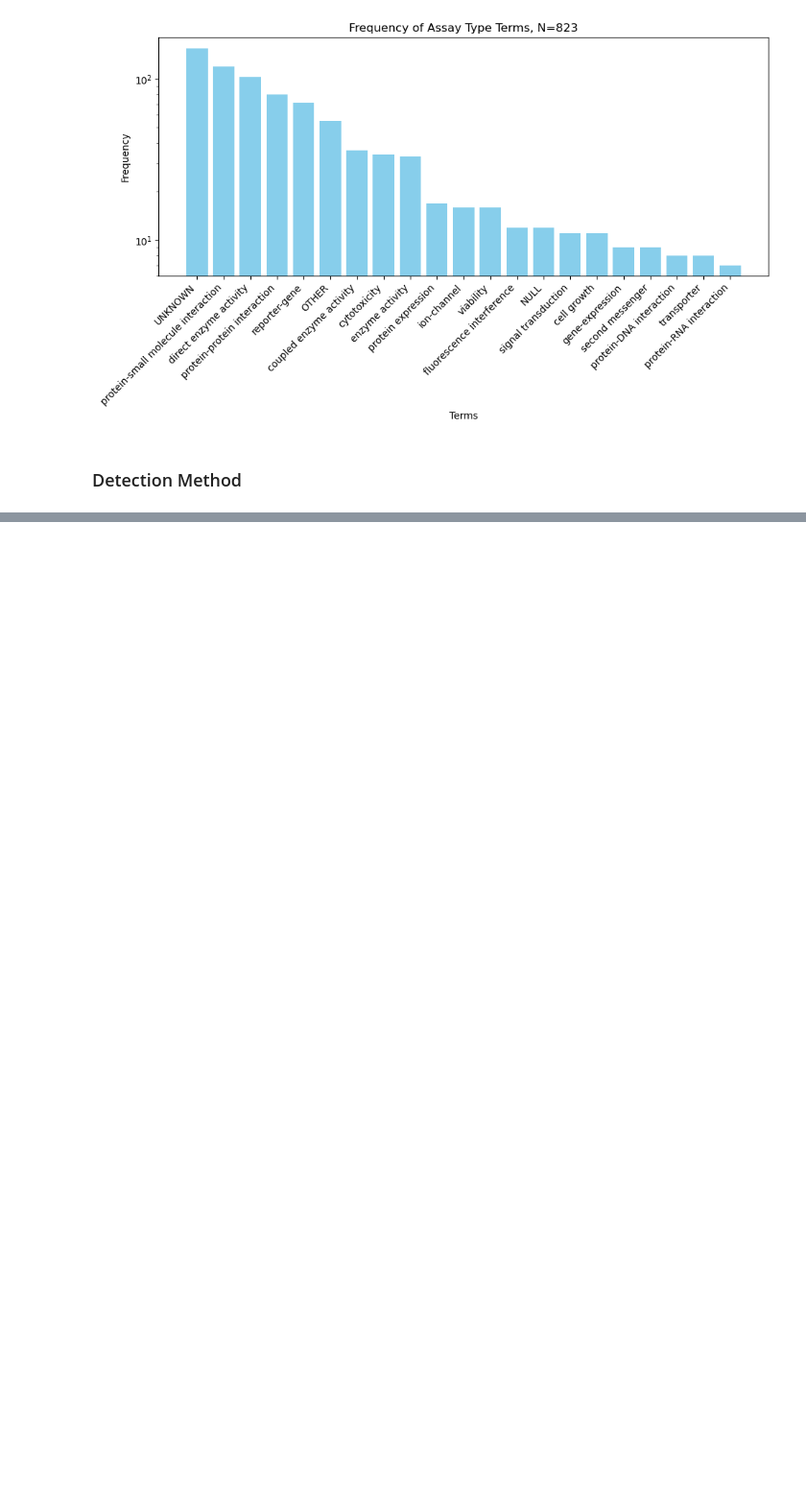
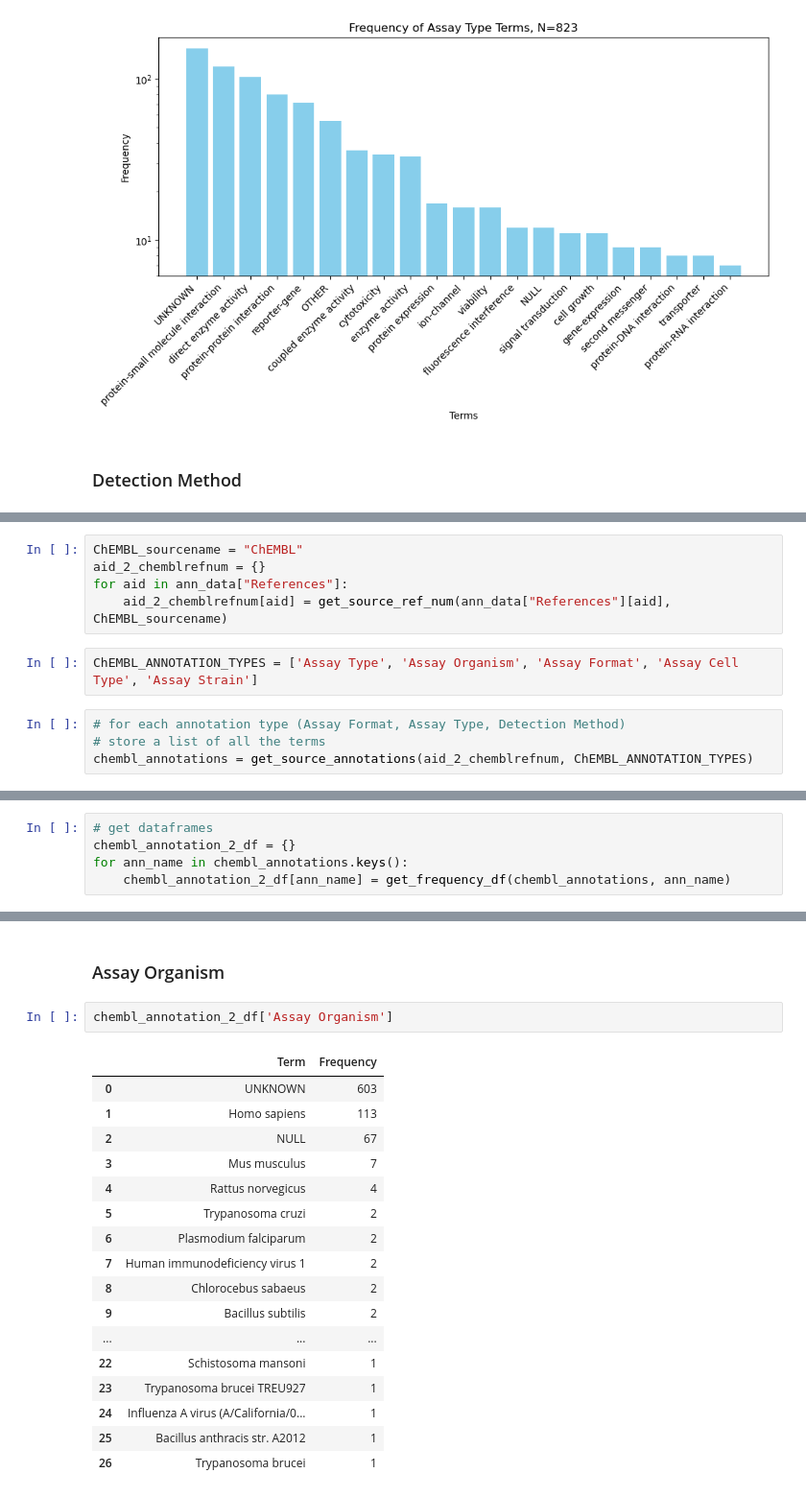
Before and after one commit to unmtransinfo/Badapple2, a Jupyter notebook: src/notebooks/assay_annotations.ipynb, the cells around one changed output, grey strips where cells are left out. Shown at 96% size. Drawn from its saved outputs; the diff is of its cells as text; blank space fills up the shorter version.

Commit message:
include chembl annotations

```diff
--- a/src/notebooks/assay_annotations.ipynb
+++ b/src/notebooks/assay_annotations.ipynb
@@ -204,0 +212,11 @@ plot_term_counts(annotation_2_df['Detection Method'], 'Detection Method')
+# %%
+ChEMBL_sourcename = "ChEMBL"
+aid_2_chemblrefnum = {}
+for aid in ann_data["References"]:
+    aid_2_chemblrefnum[aid] = get_source_ref_num(ann_data["References"][aid], ChEMBL_sourcename)
+# %%
+ChEMBL_ANNOTATION_TYPES = ['Assay Type', 'Assay Organism', 'Assay Format', 'Assay Cell Type', 'Assay Strain']
+# %%
+# for each annotation type (Assay Format, Assay Type, Detection Method)
+# store a list of all the terms
+chembl_annotations = get_source_annotations(aid_2_chemblrefnum, ChEMBL_ANNOTATION_TYPES)
@@ -204,0 +228,5 @@ plot_term_counts(annotation_2_df['Detection Method'], 'Detection Method')
+# %%
+# get dataframes
+chembl_annotation_2_df = {}
+for ann_name in chembl_annotations.keys():
+    chembl_annotation_2_df[ann_name] = get_frequency_df(chembl_annotations, ann_name)
@@ -204,0 +261,22 @@ plot_term_counts(annotation_2_df['Detection Method'], 'Detection Method')
+# %% [markdown]
+### Assay Organism
+# %%
+chembl_annotation_2_df['Assay Organism']
+# %% [output]
+|  | Term | Frequency |
+| 0 | UNKNOWN | 603 |
+| 1 | Homo sapiens | 113 |
+| 2 | NULL | 67 |
+| 3 | Mus musculus | 7 |
+| 4 | Rattus norvegicus | 4 |
+| 5 | Trypanosoma cruzi | 2 |
+| 6 | Plasmodium falciparum | 2 |
+| 7 | Human immunodeficiency virus 1 | 2 |
+| 8 | Chlorocebus sabaeus | 2 |
+| 9 | Bacillus subtilis | 2 |
+| ... | ... | ... |
+| 22 | Schistosoma mansoni | 1 |
+| 23 | Trypanosoma brucei TREU927 | 1 |
+| 24 | Influenza A virus (A/California/0... | 1 |
+| 25 | Bacillus anthracis str. A2012 | 1 |
+| 26 | Trypanosoma brucei | 1 |
```
Also changed, not shown: parts of 30 cells of this notebook.
